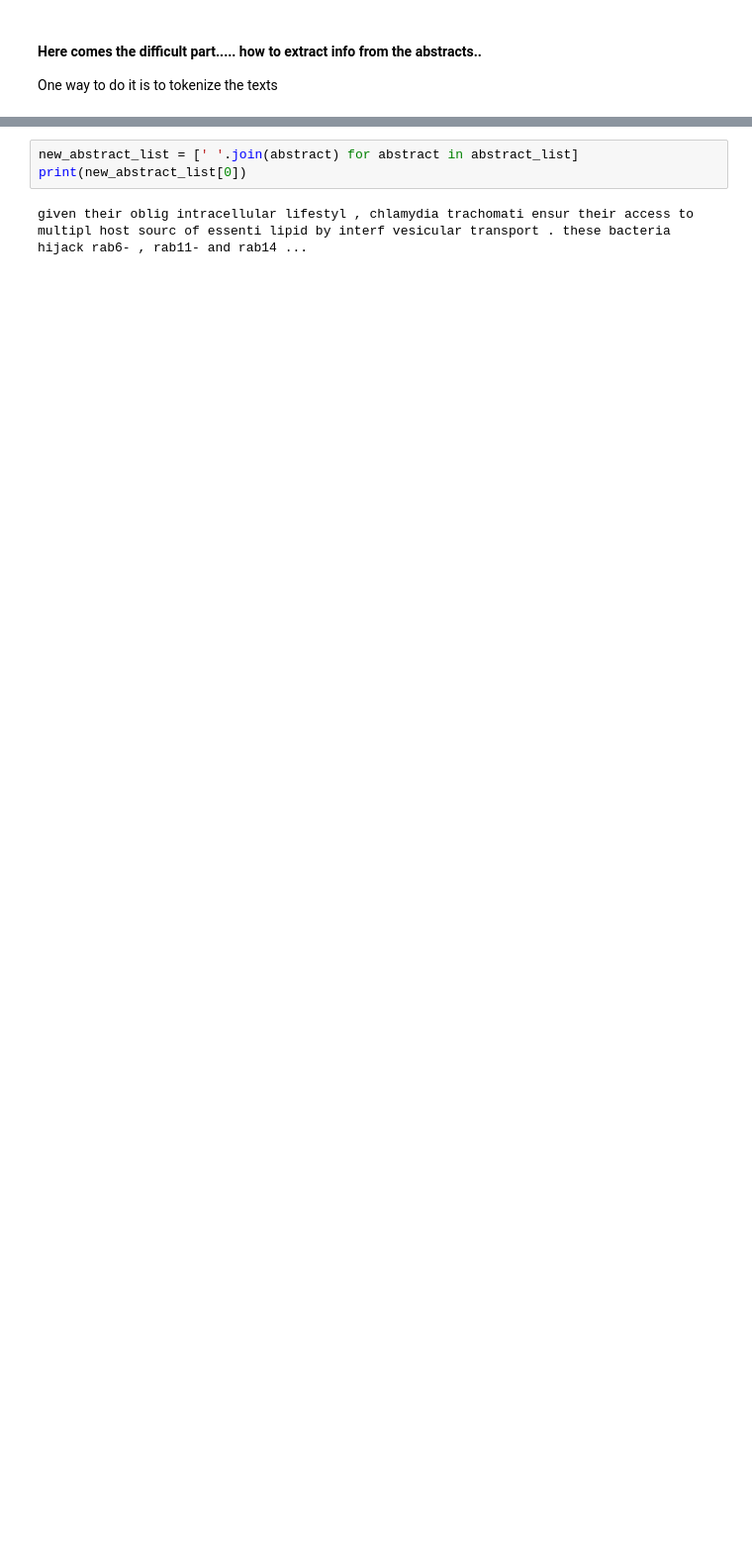
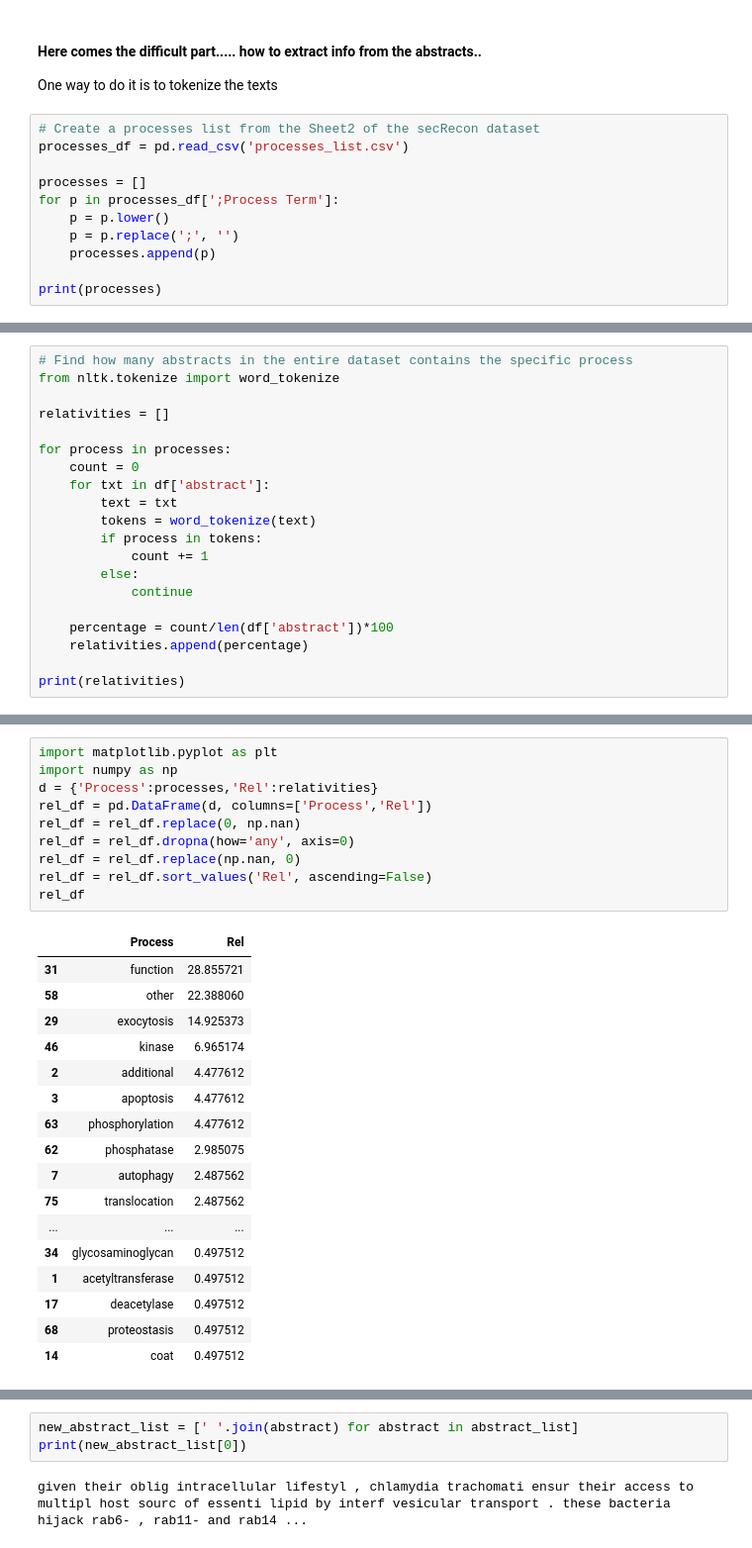
Before and after one commit to pablodig/Annotations, a Jupyter notebook: CORE parse.ipynb, the cells around one changed output, grey strips where cells are left out. Shown: that part at 99% size. Cells and saved outputs as stored; diff of their text form; blank space fills up the shorter version.

```diff
--- a/CORE parse.ipynb
+++ b/CORE parse.ipynb
@@ -121,3 +117,14 @@ df
 # %% [markdown]
 #### Here comes the difficult part..... how to extract info from the abstracts..
 One way to do it is to tokenize the texts
+# %%
+# Create a processes list from the Sheet2 of the secRecon dataset
+processes_df = pd.read_csv('processes_list.csv')
+
+processes = []
+for p in processes_df[';Process Term']:
+    p = p.lower()
+    p = p.replace(';', '')
+    processes.append(p)
+
+print(processes)
@@ -123,0 +133,20 @@ One way to do it is to tokenize the texts
+# %%
+# Find how many abstracts in the entire dataset contains the specific process
+from nltk.tokenize import word_tokenize
+
+relativities = []
+
+for process in processes:
+    count = 0
+    for txt in df['abstract']:
+        text = txt
+        tokens = word_tokenize(text)
+        if process in tokens:
+            count += 1
+        else:
+            continue
+
+    percentage = count/len(df['abstract'])*100
+    relativities.append(percentage)
+
+print(relativities)
@@ -123,0 +155,28 @@ One way to do it is to tokenize the texts
+# %%
+import matplotlib.pyplot as plt
+import numpy as np
+d = {'Process':processes,'Rel':relativities}
+rel_df = pd.DataFrame(d, columns=['Process','Rel'])
+rel_df = rel_df.replace(0, np.nan)
+rel_df = rel_df.dropna(how='any', axis=0)
+rel_df = rel_df.replace(np.nan, 0)
+rel_df = rel_df.sort_values('Rel', ascending=False)
+rel_df
+# %% [output]
+|  | Process | Rel |
+| 31 | function | 28.855721 |
+| 58 | other | 22.388060 |
+| 29 | exocytosis | 14.925373 |
+| 46 | kinase | 6.965174 |
+| 2 | additional | 4.477612 |
+| 3 | apoptosis | 4.477612 |
+| 63 | phosphorylation | 4.477612 |
+| 62 | phosphatase | 2.985075 |
+| 7 | autophagy | 2.487562 |
+| 75 | translocation | 2.487562 |
+| ... | ... | ... |
+| 34 | glycosaminoglycan | 0.497512 |
+| 1 | acetyltransferase | 0.497512 |
+| 17 | deacetylase | 0.497512 |
+| 68 | proteostasis | 0.497512 |
+| 14 | coat | 0.497512 |
```
Also changed, not shown: parts of 9 cells of this notebook, 1 other file.
